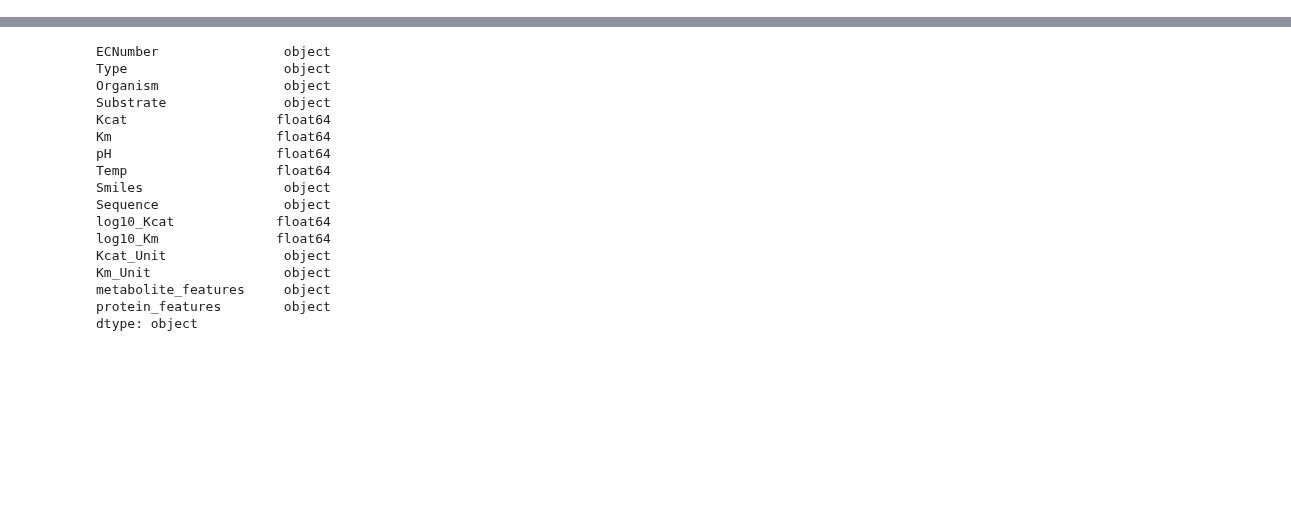
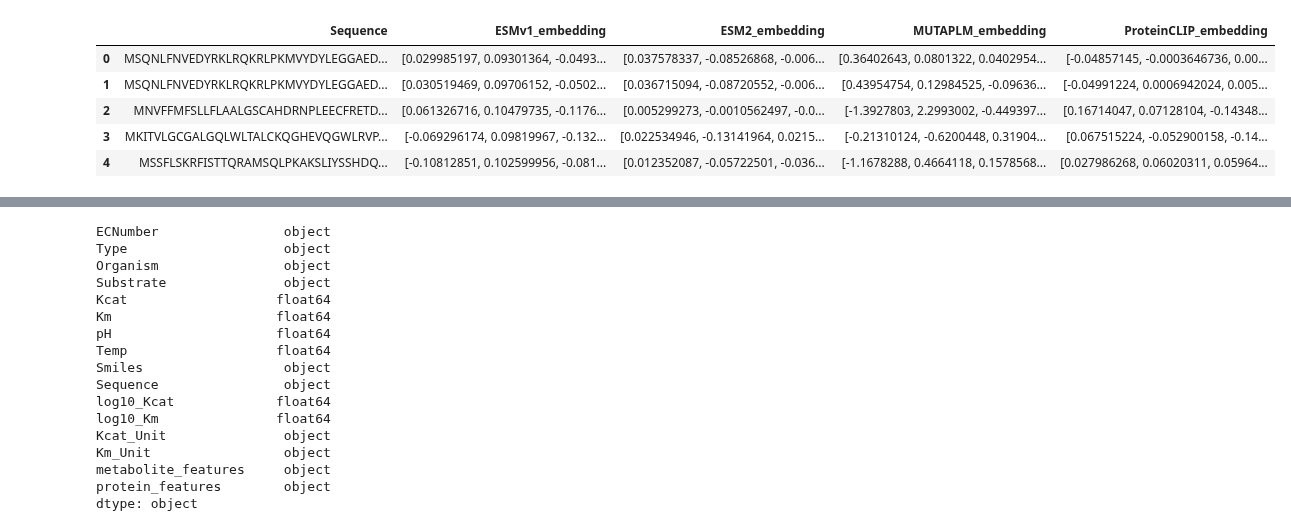
Before and after one commit to ygrepo/drug_discovery, a Jupyter notebook: notebook/load_data.ipynb, the cells around one changed output, grey strips where cells are left out. Saved outputs shown, nothing was run; the diff lists cells and outputs as text; code cells hidden in the pictures; blank space fills up the shorter version.

```diff
--- a/notebook/load_data.ipynb
+++ b/notebook/load_data.ipynb
@@ -14,6 +14,17 @@ from src.ML_benchmark_prediction_analysis import (
 # %%
 %reload_ext autoreload
 %autoreload 2
+# %%
+import torch
+emb_df = torch.load("../output/data/data_km_embeddings_ProteinCLIP.pt", map_location="cpu")
+emb_df.head()
+# %% [output]
+|  | Sequence | ESMv1_embedding | ESM2_embedding | MUTAPLM_embedding | ProteinCLIP_embedding |
+| 0 | MSQNLFNVEDYRKLRQKRLPKMVYDYLEGGAED... | [0.029985197, 0.09301364, -0.0493... | [0.037578337, -0.08526868, -0.006... | [0.36402643, 0.0801322, 0.0402954... | [-0.04857145, -0.0003646736, 0.00... |
+| 1 | MSQNLFNVEDYRKLRQKRLPKMVYDYLEGGAED... | [0.030519469, 0.09706152, -0.0502... | [0.036715094, -0.08720552, -0.006... | [0.43954754, 0.12984525, -0.09636... | [-0.04991224, 0.0006942024, 0.005... |
+| 2 | MNVFFMFSLLFLAALGSCAHDRNPLEECFRETD... | [0.061326716, 0.10479735, -0.1176... | [0.005299273, -0.0010562497, -0.0... | [-1.3927803, 2.2993002, -0.449397... | [0.16714047, 0.07128104, -0.14348... |
+| 3 | MKITVLGCGALGQLWLTALCKQGHEVQGWLRVP... | [-0.069296174, 0.09819967, -0.132... | [0.022534946, -0.13141964, 0.0215... | [-0.21310124, -0.6200448, 0.31904... | [0.067515224, -0.052900158, -0.14... |
+| 4 | MSSFLSKRFISTTQRAMSQLPKAKSLIYSSHDQ... | [-0.10812851, 0.102599956, -0.081... | [0.012352087, -0.05722501, -0.036... | [-1.1678288, 0.4664118, 0.1578568... | [0.027986268, 0.06020311, 0.05964... |
 # %%
 path = Path("../output/data/data_km_with_features.joblib")
 df = joblib.load(path)
```
Also changed, not shown: parts of 5 cells of this notebook, 2 other files.
